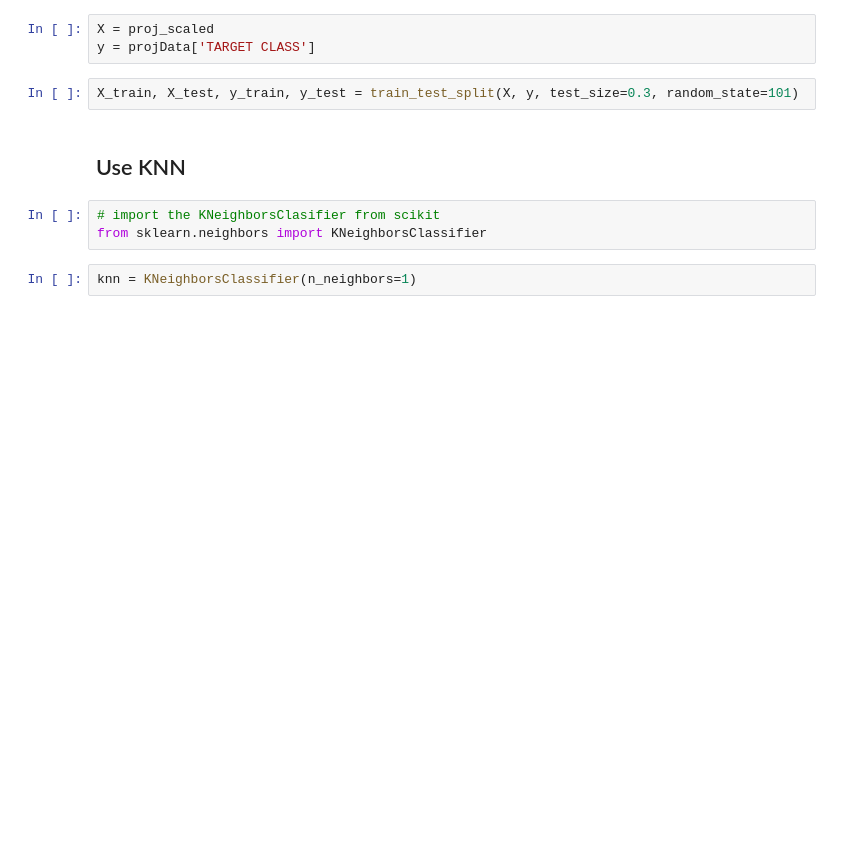
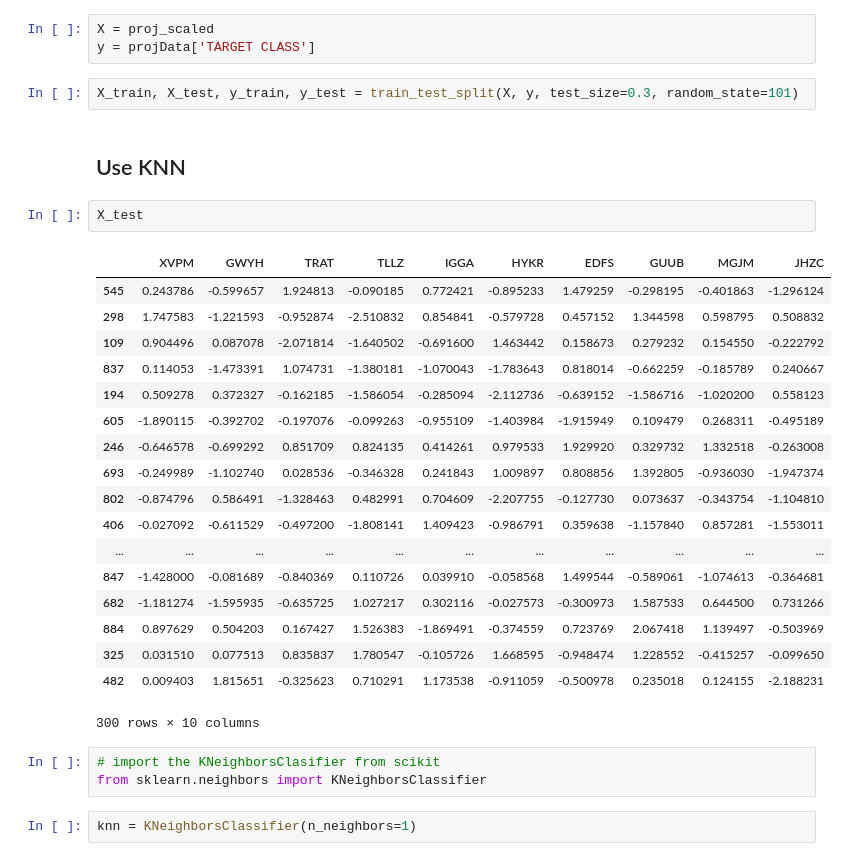
Before and after one commit to NurseQ/knn_udemy_project, a Jupyter notebook: KNN_project.ipynb, the cells around one changed output. Saved outputs shown, nothing was run; the diff lists cells and outputs as text; blank space fills up the shorter version.

```diff
--- a/KNN_project.ipynb
+++ b/KNN_project.ipynb
@@ -64,6 +65,27 @@ y = projData['TARGET CLASS']
 X_train, X_test, y_train, y_test = train_test_split(X, y, test_size=0.3, random_state=101)
 # %% [markdown]
 ## Use KNN
+# %%
+X_test
+# %% [output]
+|  | XVPM | GWYH | TRAT | TLLZ | IGGA | HYKR | EDFS | GUUB | MGJM | JHZC |
+| 545 | 0.243786 | -0.599657 | 1.924813 | -0.090185 | 0.772421 | -0.895233 | 1.479259 | -0.298195 | -0.401863 | -1.296124 |
+| 298 | 1.747583 | -1.221593 | -0.952874 | -2.510832 | 0.854841 | -0.579728 | 0.457152 | 1.344598 | 0.598795 | 0.508832 |
+| 109 | 0.904496 | 0.087078 | -2.071814 | -1.640502 | -0.691600 | 1.463442 | 0.158673 | 0.279232 | 0.154550 | -0.222792 |
+| 837 | 0.114053 | -1.473391 | 1.074731 | -1.380181 | -1.070043 | -1.783643 | 0.818014 | -0.662259 | -0.185789 | 0.240667 |
+| 194 | 0.509278 | 0.372327 | -0.162185 | -1.586054 | -0.285094 | -2.112736 | -0.639152 | -1.586716 | -1.020200 | 0.558123 |
+| 605 | -1.890115 | -0.392702 | -0.197076 | -0.099263 | -0.955109 | -1.403984 | -1.915949 | 0.109479 | 0.268311 | -0.495189 |
+| 246 | -0.646578 | -0.699292 | 0.851709 | 0.824135 | 0.414261 | 0.979533 | 1.929920 | 0.329732 | 1.332518 | -0.263008 |
+| 693 | -0.249989 | -1.102740 | 0.028536 | -0.346328 | 0.241843 | 1.009897 | 0.808856 | 1.392805 | -0.936030 | -1.947374 |
+| 802 | -0.874796 | 0.586491 | -1.328463 | 0.482991 | 0.704609 | -2.207755 | -0.127730 | 0.073637 | -0.343754 | -1.104810 |
+| 406 | -0.027092 | -0.611529 | -0.497200 | -1.808141 | 1.409423 | -0.986791 | 0.359638 | -1.157840 | 0.857281 | -1.553011 |
+| ... | ... | ... | ... | ... | ... | ... | ... | ... | ... | ... |
+| 847 | -1.428000 | -0.081689 | -0.840369 | 0.110726 | 0.039910 | -0.058568 | 1.499544 | -0.589061 | -1.074613 | -0.364681 |
+| 682 | -1.181274 | -1.595935 | -0.635725 | 1.027217 | 0.302116 | -0.027573 | -0.300973 | 1.587533 | 0.644500 | 0.731266 |
+| 884 | 0.897629 | 0.504203 | 0.167427 | 1.526383 | -1.869491 | -0.374559 | 0.723769 | 2.067418 | 1.139497 | -0.503969 |
+| 325 | 0.031510 | 0.077513 | 0.835837 | 1.780547 | -0.105726 | 1.668595 | -0.948474 | 1.228552 | -0.415257 | -0.099650 |
+| 482 | 0.009403 | 1.815651 | -0.325623 | 0.710291 | 1.173538 | -0.911059 | -0.500978 | 0.235018 | 0.124155 | -2.188231 |
+300 rows × 10 columns
 # %%
 # import the KNeighborsClasifier from scikit
 from sklearn.neighbors import KNeighborsClassifier
```
Also changed, not shown: parts of 6 cells of this notebook.
